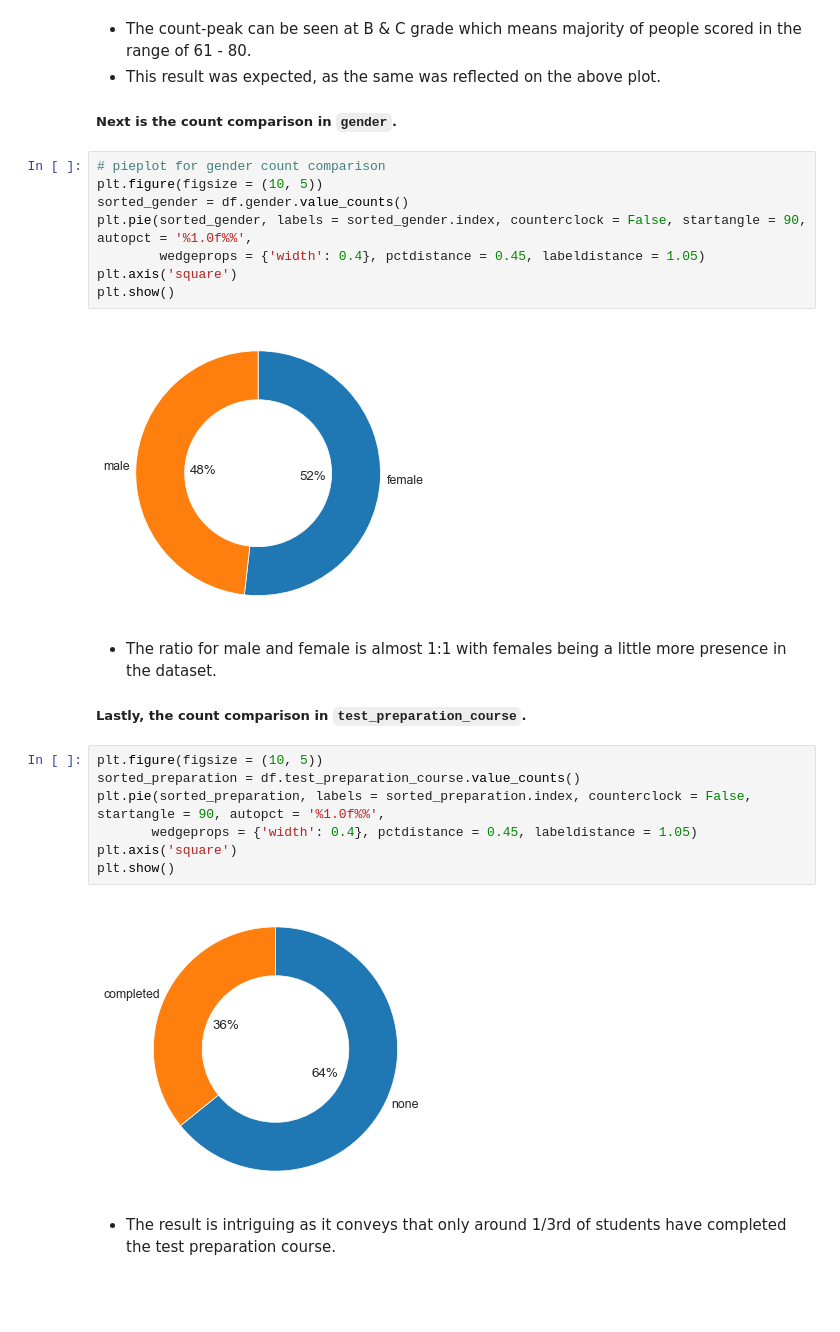
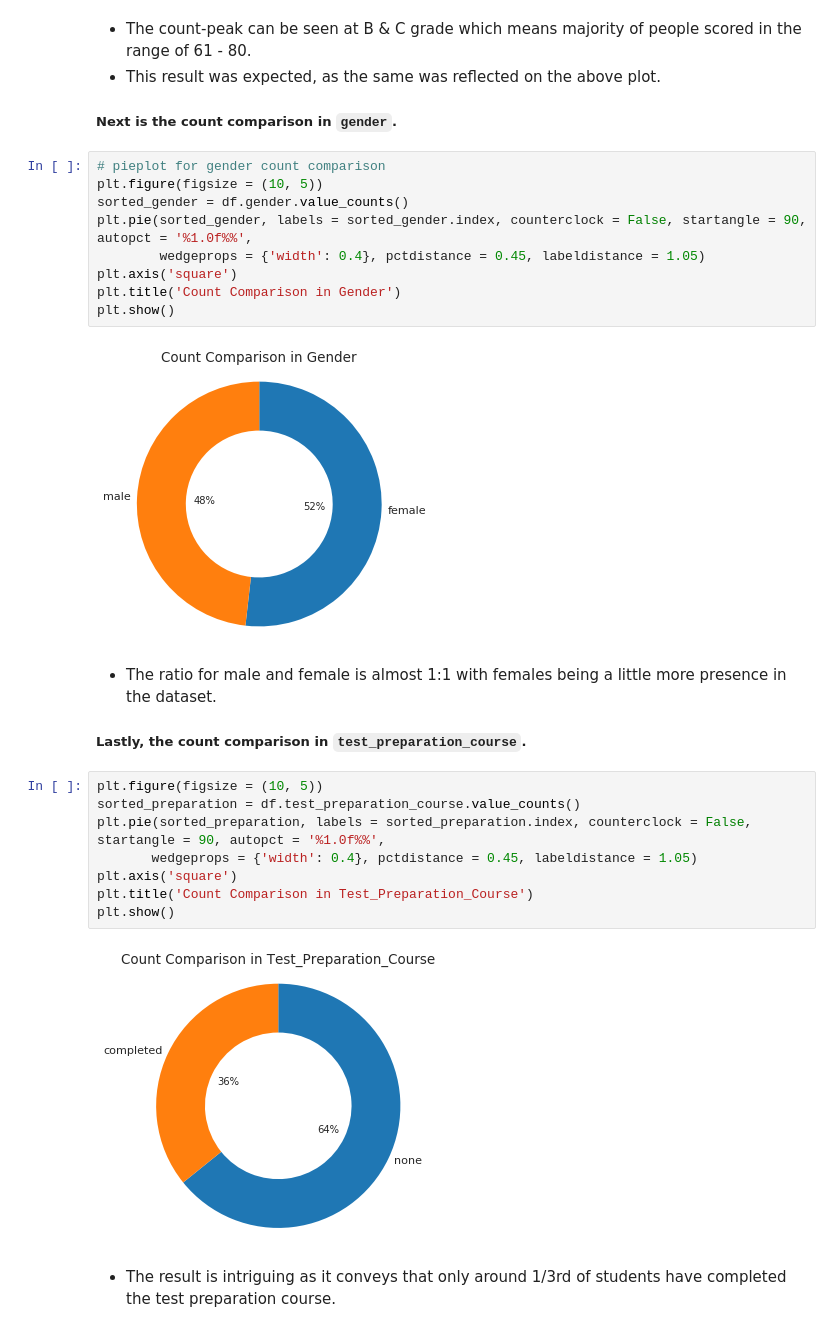
Before and after one commit to habibumrf/Communicate_Data_Findings, a Jupyter notebook: student_performance_in_exams_part_I.ipynb, the cells around one changed output. Saved outputs shown, nothing was run; the diff lists cells and outputs as text; blank space fills up the shorter version.

```diff
--- a/student_performance_in_exams_part_I.ipynb
+++ b/student_performance_in_exams_part_I.ipynb
@@ -220,9 +240,10 @@ sorted_gender = df.gender.value_counts()
 plt.pie(sorted_gender, labels = sorted_gender.index, counterclock = False, startangle = 90, autopct = '%1.0f%%',
         wedgeprops = {'width': 0.4}, pctdistance = 0.45, labeldistance = 1.05)
 plt.axis('square')
+plt.title('Count Comparison in Gender')
 plt.show()
 # %% [output]
-[figure, old version]
+[figure, new version]
 # %% [markdown]
 - The ratio for male and female is almost 1:1 with females being a little more presence in the dataset.
 
@@ -230,12 +251,13 @@ plt.show()
 # %%
 plt.figure(figsize = (10, 5))
 sorted_preparation = df.test_preparation_course.value_counts()
 plt.pie(sorted_preparation, labels = sorted_preparation.index, counterclock = False, startangle = 90, autopct = '%1.0f%%',
        wedgeprops = {'width': 0.4}, pctdistance = 0.45, labeldistance = 1.05)
 plt.axis('square')
+plt.title('Count Comparison in Test_Preparation_Course')
 plt.show()
 # %% [output]
-[figure, old version]
+[figure, new version]
 # %% [markdown]
 - The result is intriguing as it conveys that only around 1/3rd of students have completed the test preparation course.
 # %% [markdown]
```
Also changed, not shown: parts of 16 cells of this notebook, 3 other files.
